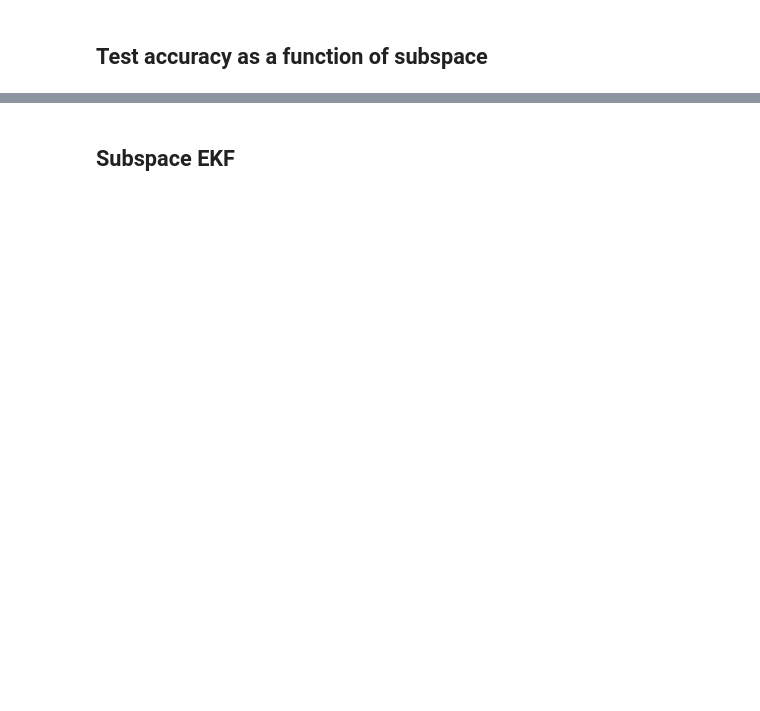
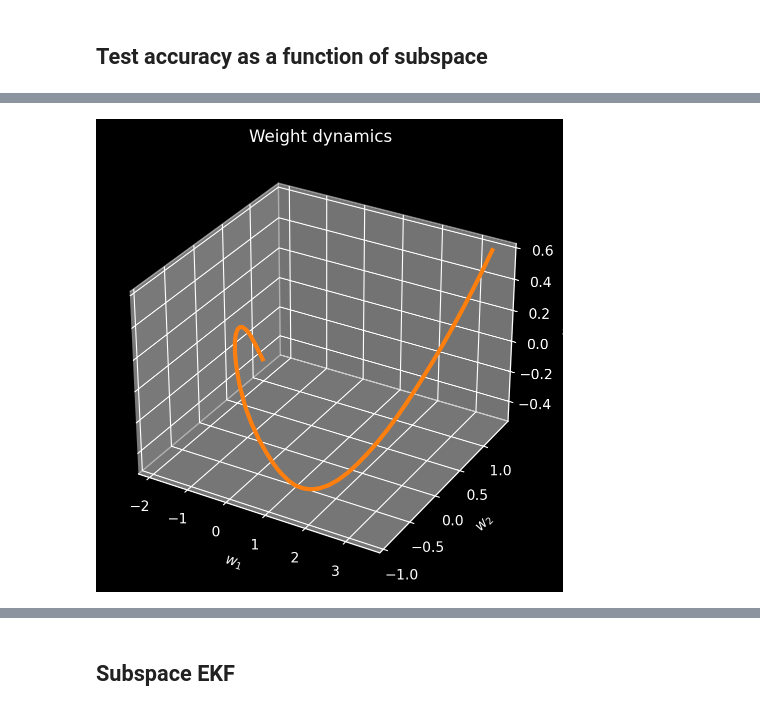
Before and after one commit to gerdm/online-bnn-talk, a Jupyter notebook: notebooks/05-subspace-bnn.ipynb, the cells around one changed output, grey strips where cells are left out. Saved outputs shown, nothing was run; the diff lists cells and outputs as text; code cells hidden in the pictures; blank space fills up the shorter version.

```diff
--- a/notebooks/05-subspace-bnn.ipynb
+++ b/notebooks/05-subspace-bnn.ipynb
@@ -315,0 +350,15 @@ Array(0.4666, dtype=float32)
+# %%
+params_dynamics = np.array(hist_warmup["params"])
+
+proj = PCA(n_components=3)
+dynamics = proj.fit_transform(params_dynamics)
+
+ax = plt.subplot(projection="3d")
+plt.title("Weight dynamics")
+ax.set_zlabel("$w_0$")
+ax.set_xlabel("$w_1$")
+ax.set_ylabel("$w_2$")
+ax.plot(*dynamics.T, c="tab:orange", lw=3)
+plt.tight_layout()
+# %% [output]
+[figure, added]
```
Also changed, not shown: parts of 80 cells of this notebook.
